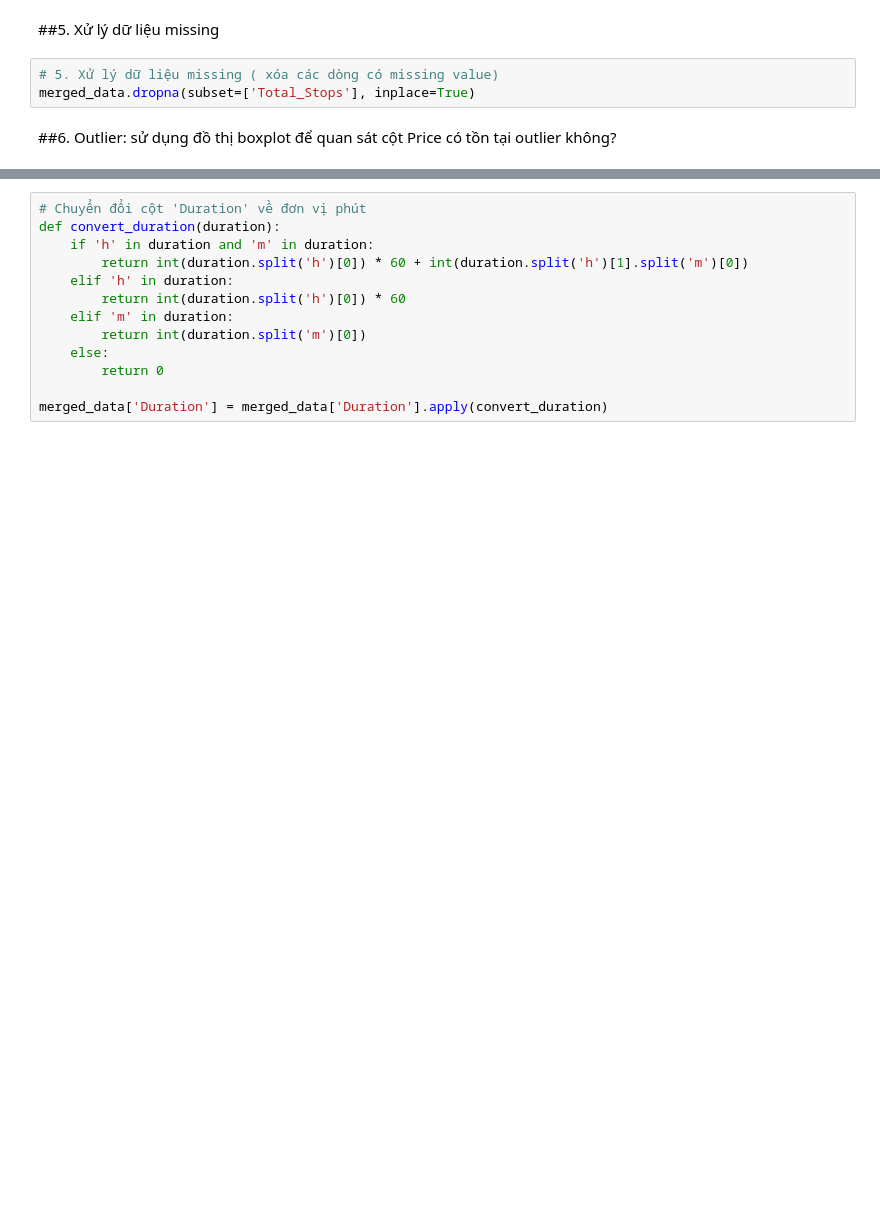
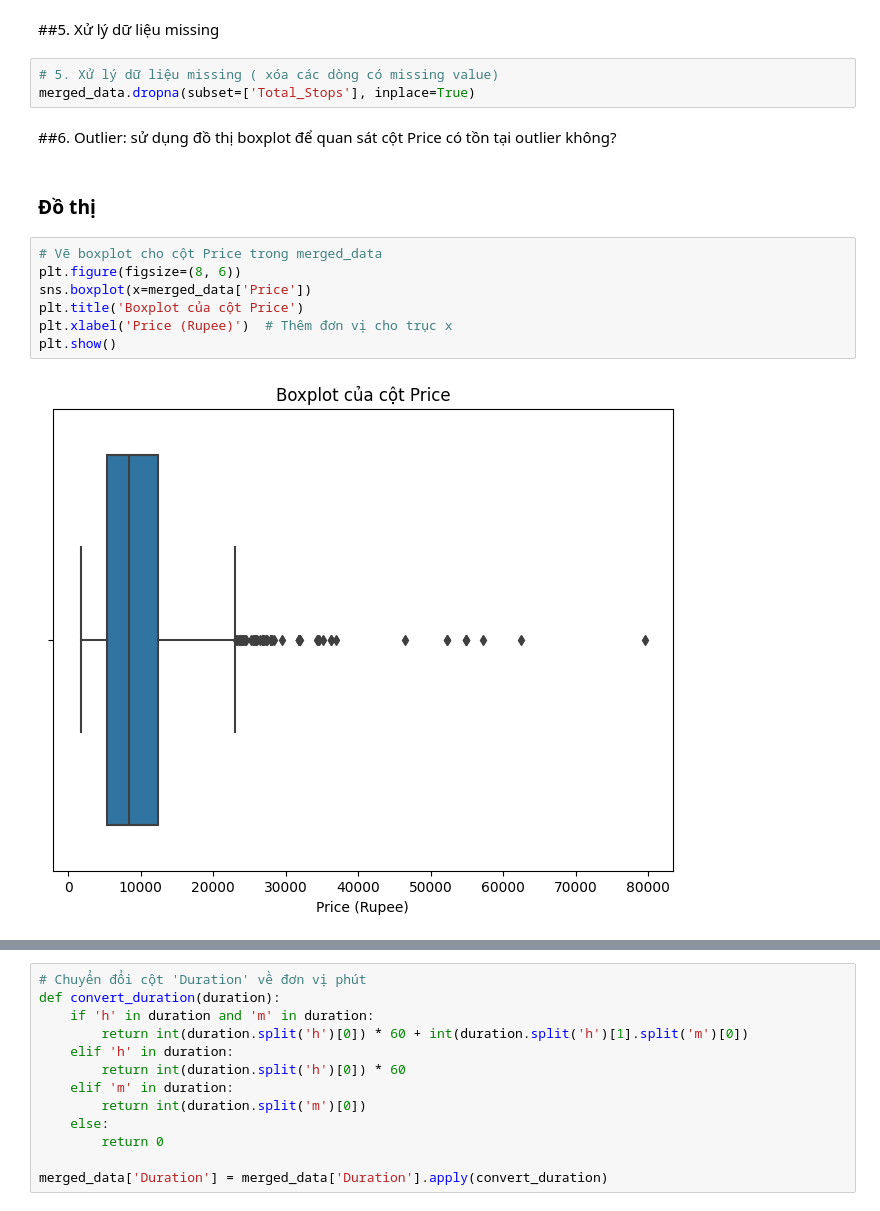
Before and after one commit to Vanniee007/ADA-Final-Project-20CQ.PTDL.05, a Jupyter notebook: FinalProject.ipynb, the cells around one changed output, grey strips where cells are left out. Saved outputs shown, nothing was run; the diff lists cells and outputs as text; blank space fills up the shorter version.

```diff
--- a/FinalProject.ipynb
+++ b/FinalProject.ipynb
@@ -107,3 +160,14 @@ dtype: float64
 merged_data.dropna(subset=['Total_Stops'], inplace=True)
 # %% [markdown]
 ##6. Outlier: sử dụng đồ thị boxplot để quan sát cột Price có tồn tại outlier không?
+# %% [markdown]
+### Đồ thị
+# %%
+# Vẽ boxplot cho cột Price trong merged_data
+plt.figure(figsize=(8, 6))
+sns.boxplot(x=merged_data['Price'])
+plt.title('Boxplot của cột Price')
+plt.xlabel('Price (Rupee)')  # Thêm đơn vị cho trục x
+plt.show()
+# %% [output]
+[figure, added]
```
Also changed, not shown: parts of 15 cells of this notebook.
